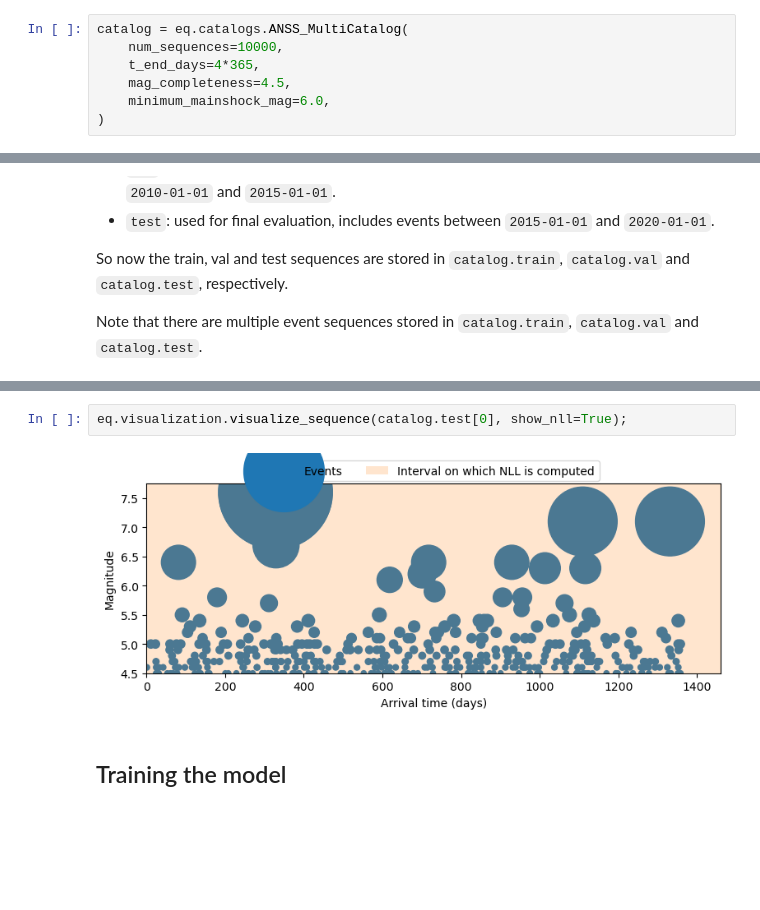
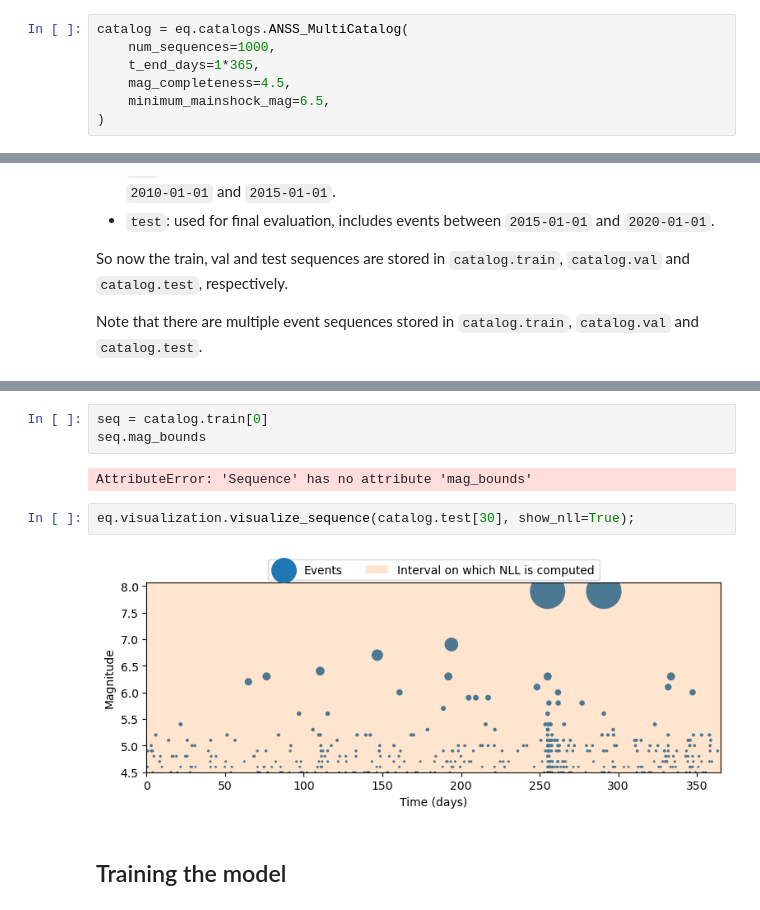
Before and after one commit to keliankaz/recast, a Jupyter notebook: notebooks/4. Training the model global.ipynb, the cells around one changed output, grey strips where cells are left out. Saved outputs shown, nothing was run; the diff lists cells and outputs as text; blank space fills up the shorter version.

Commit message:
new notebooks for data-sentric training

```diff
--- a/notebooks/4. Training the model global.ipynb
+++ b/notebooks/4. Training the model global.ipynb
@@ -19,8 +15,8 @@ print(eq.data.default_catalogs_dir)
 # %%
 catalog = eq.catalogs.ANSS_MultiCatalog(
-    num_sequences=10000,
-    t_end_days=4*365,
+    num_sequences=1000,
+    t_end_days=1*365,
     mag_completeness=4.5,
-    minimum_mainshock_mag=6.0,
+    minimum_mainshock_mag=6.5,
 )
 # %% [output]
@@ -64,7 +75,12 @@ Sequence(
+# %%
+seq = catalog.train[0]
+seq.mag_bounds
+# %% [output]
+AttributeError: 'Sequence' has no attribute 'mag_bounds'
 # %%
-eq.visualization.visualize_sequence(catalog.test[0], show_nll=True);
+eq.visualization.visualize_sequence(catalog.test[30], show_nll=True);
 # %% [output]
-[figure, old version]
+[figure, new version]
 # %% [markdown]
 ## Training the model
 # %% [markdown]
```
Also changed, not shown: parts of 13 cells of this notebook, 3 other files.
